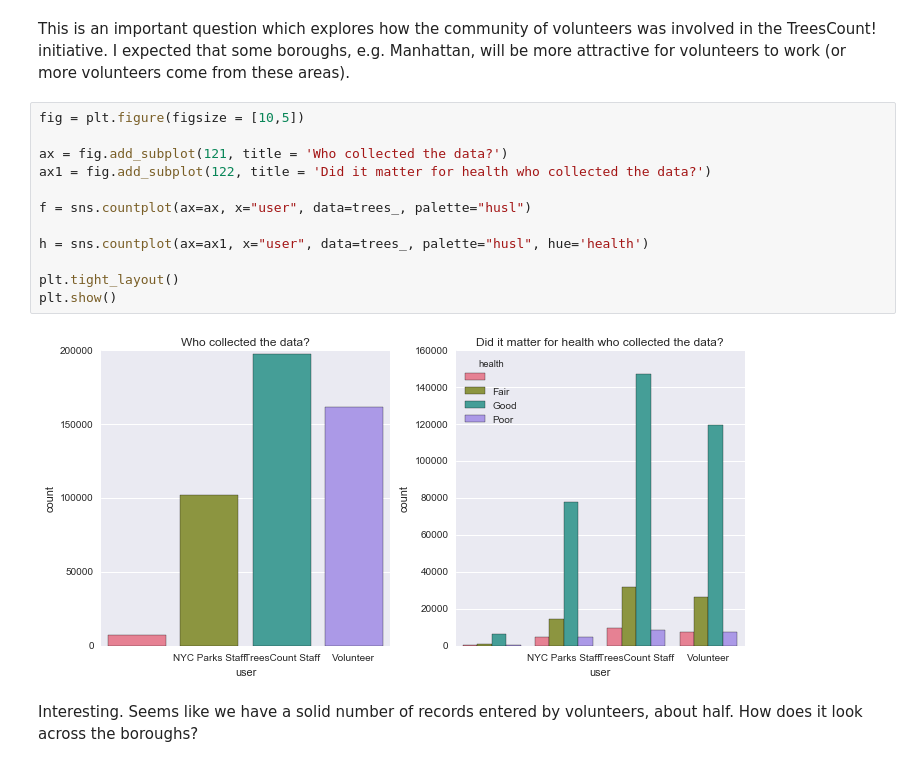
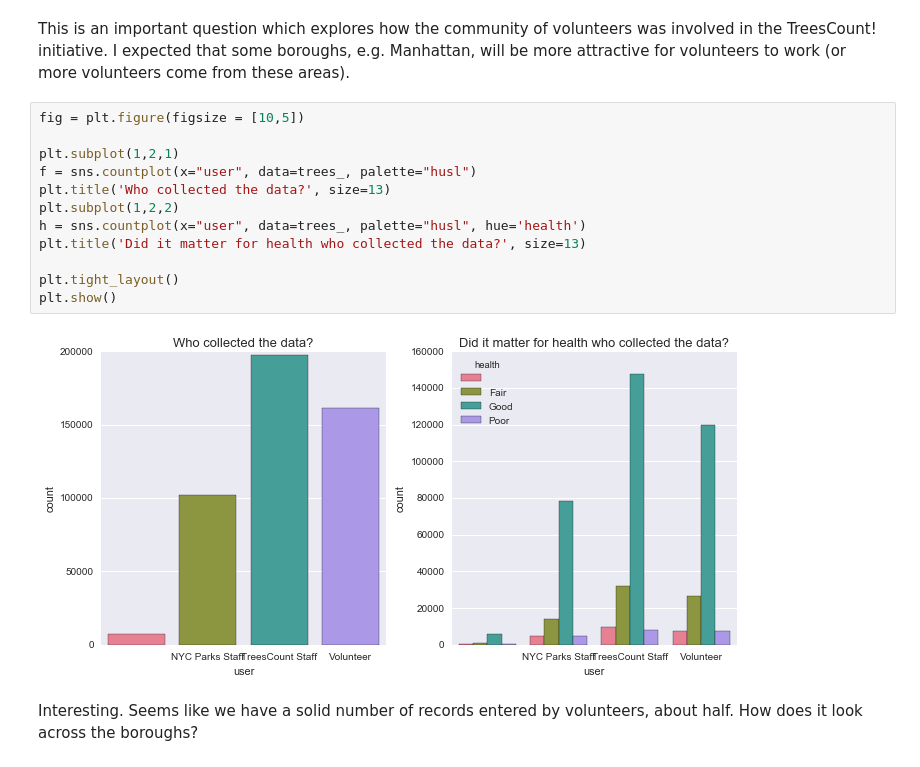
Before and after one commit to zuzannna/HealthyTrees, a Jupyter notebook: Healthy_Trees.ipynb, the cells around one changed output. Saved outputs shown, nothing was run; the diff lists cells and outputs as text.

```diff
--- a/Healthy_Trees.ipynb
+++ b/Healthy_Trees.ipynb
@@ -178,20 +190,20 @@ g.map(sns.stripplot, jitter=True, palette="Greens_d");
 ### Who collects the data? Are volunteers attracted more to certain boroughs?
 # %% [markdown]
 This is an important question which explores how the community of volunteers was involved in the TreesCount! initiative. I expected that some boroughs, e.g. Manhattan, will be more attractive for volunteers to work (or more volunteers come from these areas).
-# %%
-fig = plt.figure(figsize = [10,5])
-
-ax = fig.add_subplot(121, title = 'Who collected the data?')
-ax1 = fig.add_subplot(122, title = 'Did it matter for health who collected the data?')
-
-f = sns.countplot(ax=ax, x="user", data=trees_, palette="husl")
-
-h = sns.countplot(ax=ax1, x="user", data=trees_, palette="husl", hue='health')
-
-plt.tight_layout()
-plt.show()
-# %% [output]
-[figure, removed]
+# %%
+fig = plt.figure(figsize = [10,5])
+
+plt.subplot(1,2,1)
+f = sns.countplot(x="user", data=trees_, palette="husl")
+plt.title('Who collected the data?', size=13)
+plt.subplot(1,2,2)
+h = sns.countplot(x="user", data=trees_, palette="husl", hue='health')
+plt.title('Did it matter for health who collected the data?', size=13)
+
+plt.tight_layout()
+plt.show()
+# %% [output]
+[figure, added]
 # %% [markdown]
 Interesting. Seems like we have a solid number of records entered by volunteers, about half. How does it look across the boroughs?
 # %% [markdown]
```
Also changed, not shown: parts of 23 cells of this notebook.
